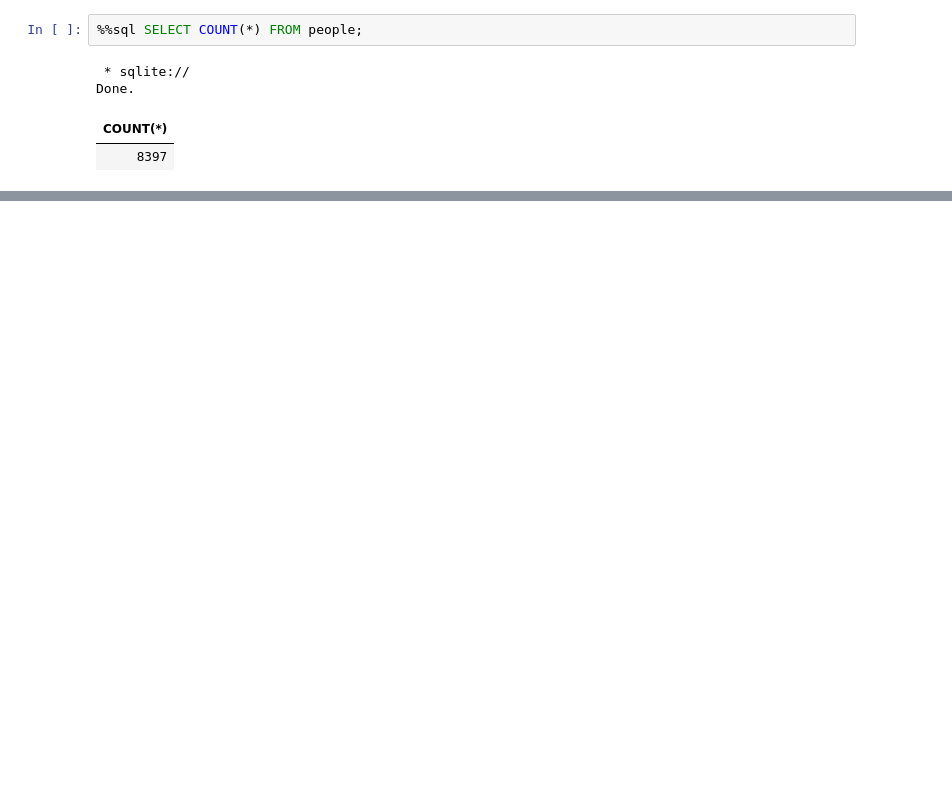
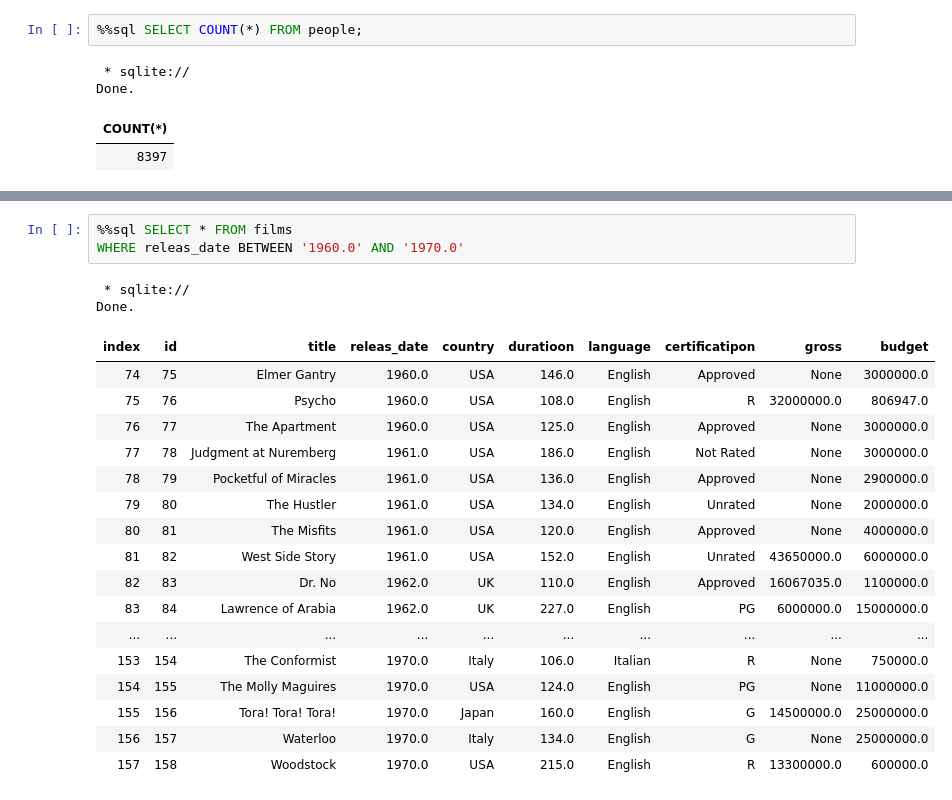
Before and after one commit to UznetDev/Data-science-home-work, a Jupyter notebook: 16_Avg_2024.ipynb, the cells around one changed output, grey strips where cells are left out. Drawn from its saved outputs; the diff is of its cells as text; blank space fills up the shorter version.

```diff
--- a/16_Avg_2024.ipynb
+++ b/16_Avg_2024.ipynb
@@ -187,0 +188,23 @@ Done.
+# %%
+%%sql SELECT * FROM films
+WHERE releas_date BETWEEN '1960.0' AND '1970.0'
+# %% [output]
+ * sqlite://
+Done.
+| index | id | title | releas_date | country | duratioon | language | certificatipon | gross | budget |
+| 74 | 75 | Elmer Gantry | 1960.0 | USA | 146.0 | English | Approved | None | 3000000.0 |
+| 75 | 76 | Psycho | 1960.0 | USA | 108.0 | English | R | 32000000.0 | 806947.0 |
+| 76 | 77 | The Apartment | 1960.0 | USA | 125.0 | English | Approved | None | 3000000.0 |
+| 77 | 78 | Judgment at Nuremberg | 1961.0 | USA | 186.0 | English | Not Rated | None | 3000000.0 |
+| 78 | 79 | Pocketful of Miracles | 1961.0 | USA | 136.0 | English | Approved | None | 2900000.0 |
+| 79 | 80 | The Hustler | 1961.0 | USA | 134.0 | English | Unrated | None | 2000000.0 |
+| 80 | 81 | The Misfits | 1961.0 | USA | 120.0 | English | Approved | None | 4000000.0 |
+| 81 | 82 | West Side Story | 1961.0 | USA | 152.0 | English | Unrated | 43650000.0 | 6000000.0 |
+| 82 | 83 | Dr. No | 1962.0 | UK | 110.0 | English | Approved | 16067035.0 | 1100000.0 |
+| 83 | 84 | Lawrence of Arabia | 1962.0 | UK | 227.0 | English | PG | 6000000.0 | 15000000.0 |
+| ... | ... | ... | ... | ... | ... | ... | ... | ... | ... |
+| 153 | 154 | The Conformist | 1970.0 | Italy | 106.0 | Italian | R | None | 750000.0 |
+| 154 | 155 | The Molly Maguires | 1970.0 | USA | 124.0 | English | PG | None | 11000000.0 |
+| 155 | 156 | Tora! Tora! Tora! | 1970.0 | Japan | 160.0 | English | G | 14500000.0 | 25000000.0 |
+| 156 | 157 | Waterloo | 1970.0 | Italy | 134.0 | English | G | None | 25000000.0 |
+| 157 | 158 | Woodstock | 1970.0 | USA | 215.0 | English | R | 13300000.0 | 600000.0 |
```
Also changed, not shown: parts of 3 cells of this notebook.
